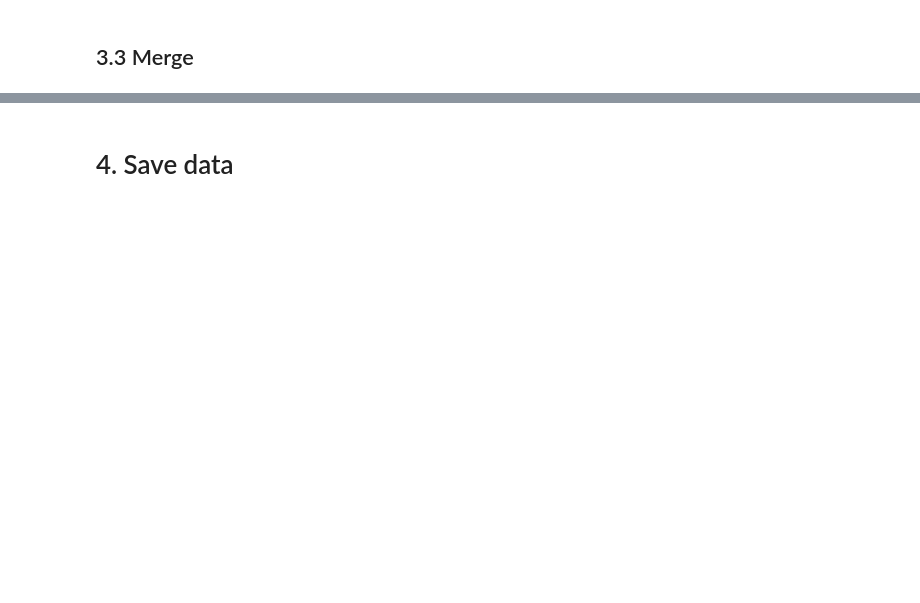
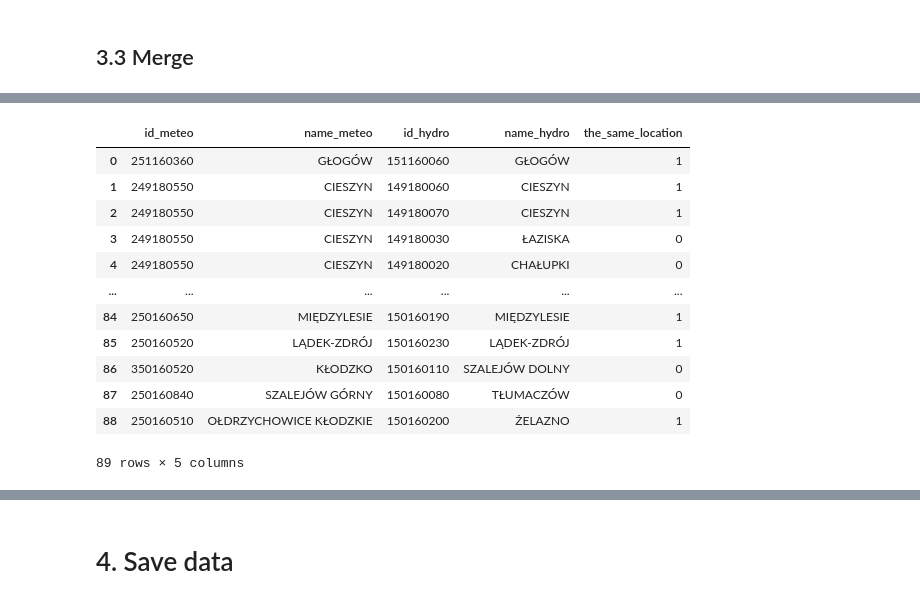
Before and after one commit to it4datascience/CuValley-Batmaja, a Jupyter notebook: src/data_prep_raw_IMGW.ipynb, the cells around one changed output, grey strips where cells are left out. Drawn from its saved outputs; the diff is of its cells as text; code cells hidden in the pictures; blank space fills up the shorter version.

```diff
--- a/src/data_prep_raw_IMGW.ipynb
+++ b/src/data_prep_raw_IMGW.ipynb
@@ -165,0 +275,18 @@ prepared_dataset
+# %%
+prepared_hierarchy = hierarchy.loc[hierarchy['id_hydro'].isin(ids_hydro), :].copy()
+prepared_hierarchy.reset_index(drop=True, inplace=True)
+prepared_hierarchy
+# %% [output]
+|  | id_meteo | name_meteo | id_hydro | name_hydro | the_same_location |
+| 0 | 251160360 | GŁOGÓW | 151160060 | GŁOGÓW | 1 |
+| 1 | 249180550 | CIESZYN | 149180060 | CIESZYN | 1 |
+| 2 | 249180550 | CIESZYN | 149180070 | CIESZYN | 1 |
+| 3 | 249180550 | CIESZYN | 149180030 | ŁAZISKA | 0 |
+| 4 | 249180550 | CIESZYN | 149180020 | CHAŁUPKI | 0 |
+| ... | ... | ... | ... | ... | ... |
+| 84 | 250160650 | MIĘDZYLESIE | 150160190 | MIĘDZYLESIE | 1 |
+| 85 | 250160520 | LĄDEK-ZDRÓJ | 150160230 | LĄDEK-ZDRÓJ | 1 |
+| 86 | 350160520 | KŁODZKO | 150160110 | SZALEJÓW DOLNY | 0 |
+| 87 | 250160840 | SZALEJÓW GÓRNY | 150160080 | TŁUMACZÓW | 0 |
+| 88 | 250160510 | OŁDRZYCHOWICE KŁODZKIE | 150160200 | ŻELAZNO | 1 |
+89 rows × 5 columns
```
Also changed, not shown: parts of 8 cells of this notebook, 3 other files.
